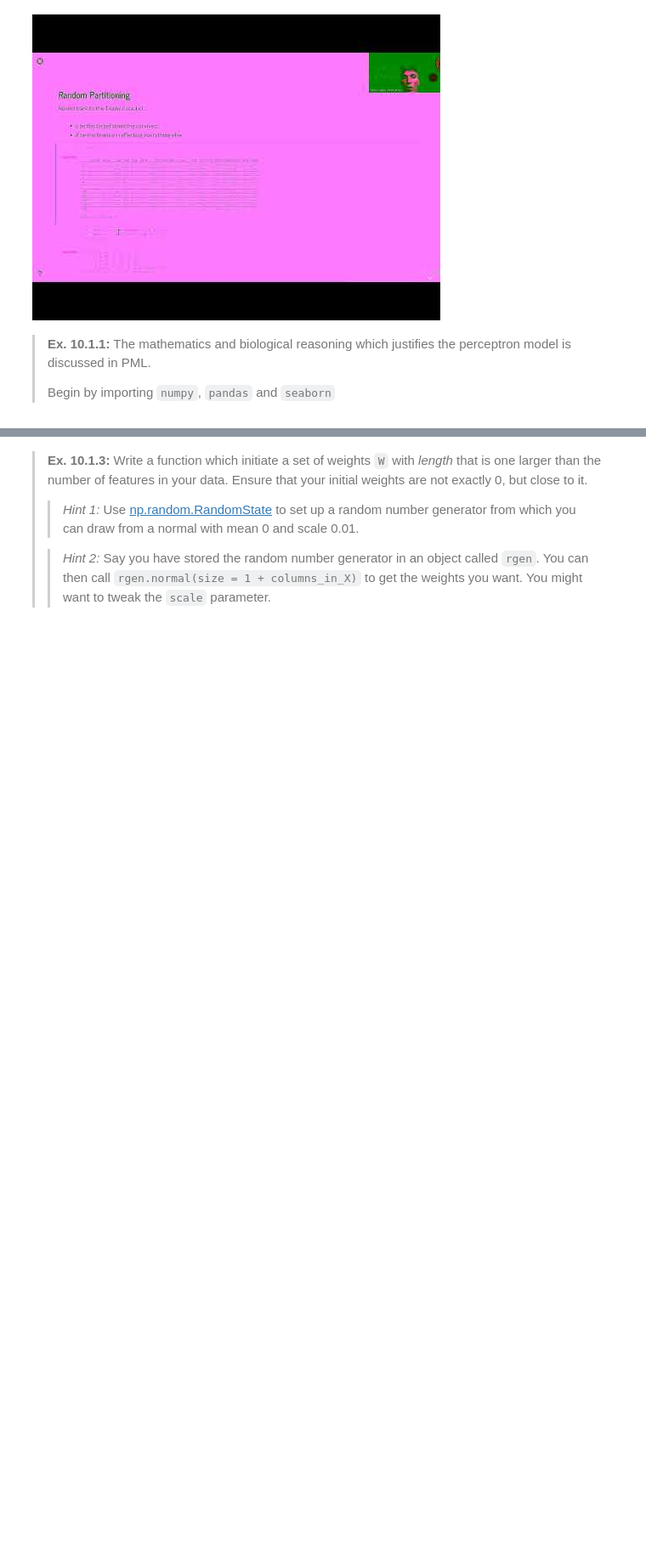
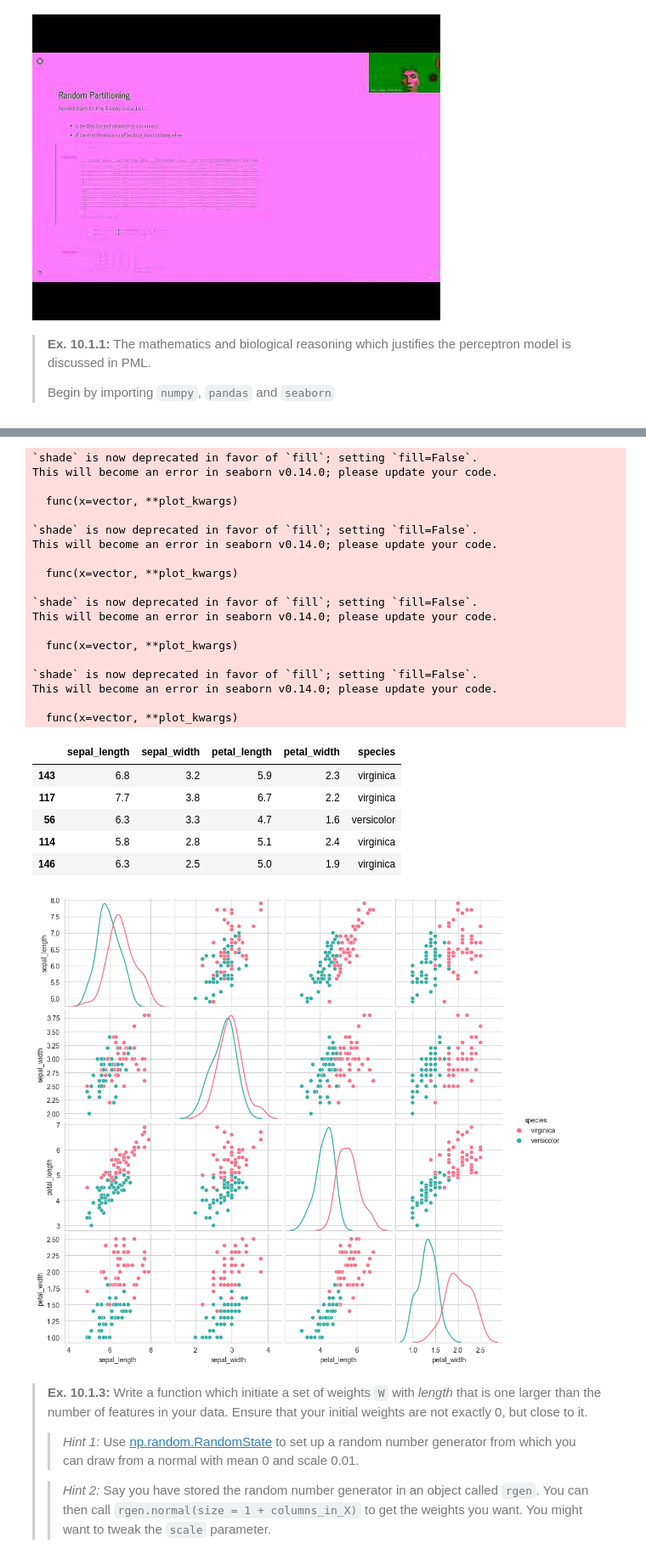
Before and after one commit to Kelvin-xing/isds2023, a Jupyter notebook: teaching_materials/module_10/module_10_exercises_ans.ipynb, the cells around one changed output, grey strips where cells are left out. Shown at 85% size. Drawn from its saved outputs; the diff is of its cells as text; code cells hidden in the pictures; blank space fills up the shorter version.

```diff
--- a/teaching_materials/module_10/module_10_exercises_ans.ipynb
+++ b/teaching_materials/module_10/module_10_exercises_ans.ipynb
@@ -71,0 +66,36 @@ raise NotImplementedError()
+# %%
+# YOUR CODE HERE
+# raise NotImplementedError()
+iris = sns.load_dataset('iris')
+iris = iris.query("species == 'virginica' | species == 'versicolor'").sample(frac=1, random_state = 3)
+X = np.array(iris[['sepal_length', 'sepal_width', 'petal_length', 'petal_width']])
+y = np.array(iris['species'].map({'virginica': 1, 'versicolor': -1}))
+sns.pairplot(iris, hue="species", palette="husl", diag_kws = {'shade': False})
+iris.head()
+# %% [output]
+`shade` is now deprecated in favor of `fill`; setting `fill=False`.
+This will become an error in seaborn v0.14.0; please update your code.
+
+  func(x=vector, **plot_kwargs)
+
+`shade` is now deprecated in favor of `fill`; setting `fill=False`.
+This will become an error in seaborn v0.14.0; please update your code.
+
+  func(x=vector, **plot_kwargs)
+
+`shade` is now deprecated in favor of `fill`; setting `fill=False`.
+This will become an error in seaborn v0.14.0; please update your code.
+
+  func(x=vector, **plot_kwargs)
+
+`shade` is now deprecated in favor of `fill`; setting `fill=False`.
+This will become an error in seaborn v0.14.0; please update your code.
+
+  func(x=vector, **plot_kwargs)
+|  | sepal_length | sepal_width | petal_length | petal_width | species |
+| 143 | 6.8 | 3.2 | 5.9 | 2.3 | virginica |
+| 117 | 7.7 | 3.8 | 6.7 | 2.2 | virginica |
+| 56 | 6.3 | 3.3 | 4.7 | 1.6 | versicolor |
+| 114 | 5.8 | 2.8 | 5.1 | 2.4 | virginica |
+| 146 | 6.3 | 2.5 | 5.0 | 1.9 | virginica |
+[figure, added]
```
Also changed, not shown: parts of 17 cells of this notebook, 2 other files.
